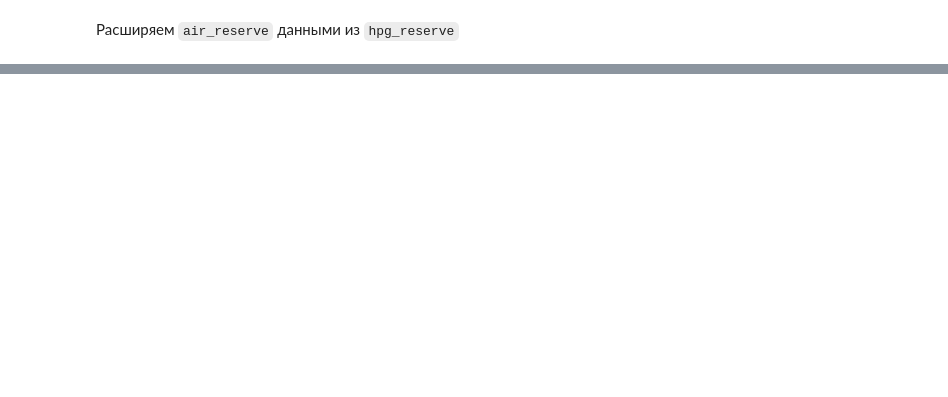
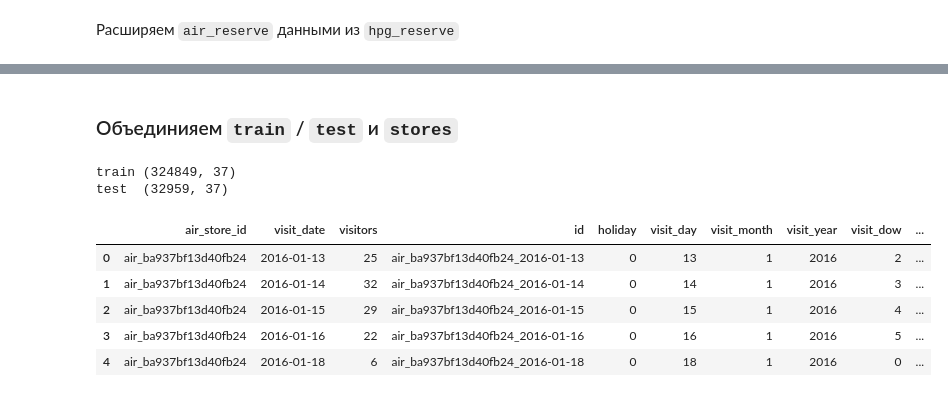
Before and after one commit to vlad-iakovlev/goose-restaurant, a Jupyter notebook: Goose restaurant.ipynb, the cells around one changed output, grey strips where cells are left out. Drawn from its saved outputs; the diff is of its cells as text; code cells hidden in the pictures; blank space fills up the shorter version.

```diff
--- a/Goose restaurant.ipynb
+++ b/Goose restaurant.ipynb
@@ -129,0 +193,5 @@ for ds in ['train', 'test']:
+# %%
+data['stores'] = pd.merge(data['stores'], data['air_stores'], how='left', on=['air_store_id'])
+# %%
+data['stores']['air_genre_name'] = lbl.fit_transform(data['stores']['air_genre_name'])
+data['stores']['air_area_name']  = lbl.fit_transform(data['stores']['air_area_name'])
@@ -129,0 +200,7 @@ for ds in ['train', 'test']:
+# %%
+data['stores']['latitude_max']  = data['stores']['latitude'].max()  - data['stores']['latitude']
+data['stores']['longitude_max'] = data['stores']['longitude'].max() - data['stores']['longitude']
+
+data['stores']['latitude_longitude'] = data['stores']['latitude'] + data['stores']['longitude']
+
+data['stores']['latitude_longitude_max'] = data['stores']['latitude_longitude'].max() - data['stores']['latitude_longitude']
@@ -129,0 +219,21 @@ for ds in ['train', 'test']:
+# %% [markdown]
+### Объединияем `train` / `test` и `stores`
+# %%
+for ds in ['train', 'test']:
+    data[ds] = pd.merge(data[ds], data['stores'], how='left', on=['air_store_id', 'visit_dow'])
+    # Возможно, стоит использовать `median`
+    data[ds] = data[ds].fillna(data[ds].mean(numeric_only=True))
+# %%
+print('train', data['train'].shape)
+print('test ', data['test'].shape)
+
+data['train'].head()
+# %% [output]
+train (324849, 37)
+test  (32959, 37)
+|  | air_store_id | visit_date | visitors | id | holiday | visit_day | visit_month | visit_year | visit_dow | ... |
+| 0 | air_ba937bf13d40fb24 | 2016-01-13 | 25 | air_ba937bf13d40fb24_2016-01-13 | 0 | 13 | 1 | 2016 | 2 | ... |
+| 1 | air_ba937bf13d40fb24 | 2016-01-14 | 32 | air_ba937bf13d40fb24_2016-01-14 | 0 | 14 | 1 | 2016 | 3 | ... |
+| 2 | air_ba937bf13d40fb24 | 2016-01-15 | 29 | air_ba937bf13d40fb24_2016-01-15 | 0 | 15 | 1 | 2016 | 4 | ... |
+| 3 | air_ba937bf13d40fb24 | 2016-01-16 | 22 | air_ba937bf13d40fb24_2016-01-16 | 0 | 16 | 1 | 2016 | 5 | ... |
+| 4 | air_ba937bf13d40fb24 | 2016-01-18 | 6 | air_ba937bf13d40fb24_2016-01-18 | 0 | 18 | 1 | 2016 | 0 | ... |
```
Also changed, not shown: parts of 38 cells of this notebook.
